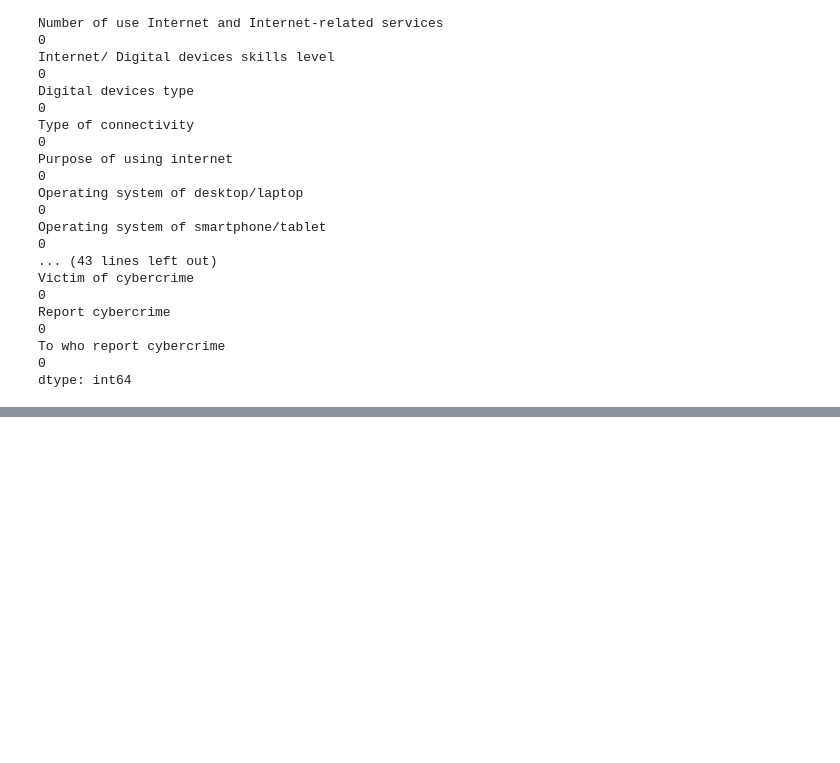
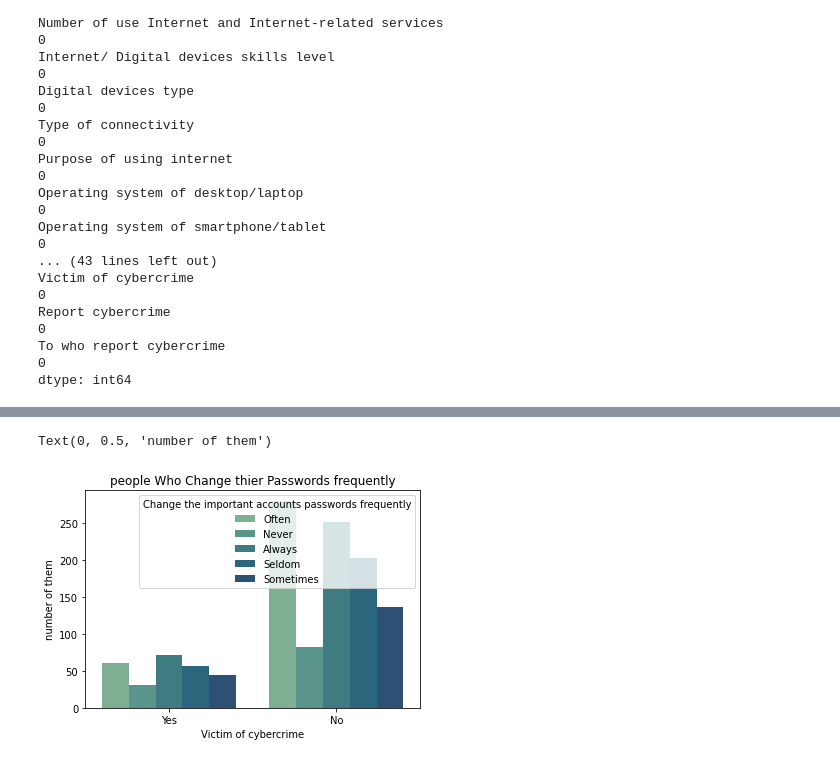
Before and after one commit to Hala-Alsouly/SDA-Capstone, a Jupyter notebook: Data cleaning and EDA.ipynb, the cells around one changed output, grey strips where cells are left out. Saved outputs shown, nothing was run; the diff lists cells and outputs as text; code cells hidden in the pictures; blank space fills up the shorter version.

```diff
--- a/Data cleaning and EDA.ipynb
+++ b/Data cleaning and EDA.ipynb
@@ -778,0 +898,9 @@ df.to_csv('Cleaned data.csv', index=False)
+# %%
+
+A = sns.countplot(x='Victim of cybercrime', hue='Change the important accounts passwords frequently',
+              data=df, palette="crest")
+A.set_title('people Who Change thier Passwords frequently')
+A.set_ylabel('number of them')
+# %% [output]
+Text(0, 0.5, 'number of them')
+[figure, added]
```
Also changed, not shown: parts of 39 cells of this notebook.
